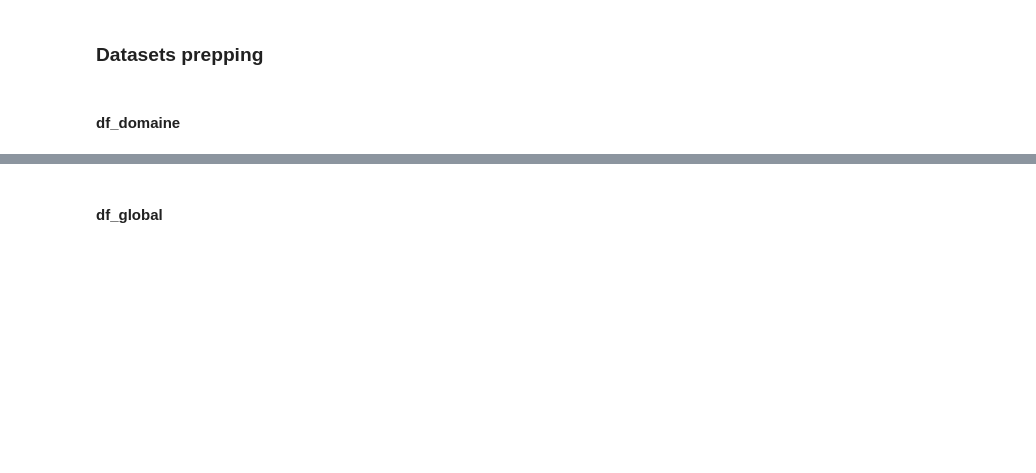
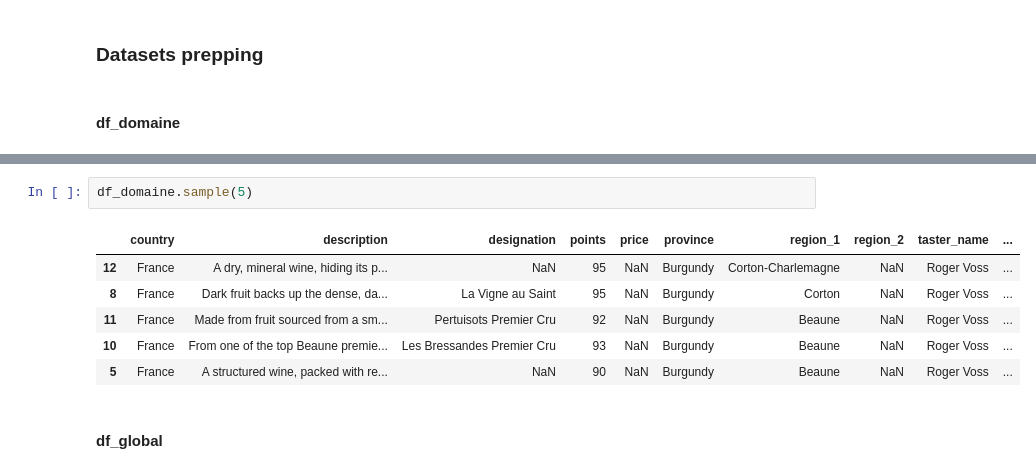
Before and after one commit to celeste-daleo/wine-market-study, a Jupyter notebook: wine_marke_study.ipynb, the cells around one changed output, grey strips where cells are left out. Saved outputs shown, nothing was run; the diff lists cells and outputs as text; blank space fills up the shorter version.

```diff
--- a/wine_marke_study.ipynb
+++ b/wine_marke_study.ipynb
@@ -274,2 +295,11 @@ Min year =  2014
+# %%
+df_domaine.sample(5)
+# %% [output]
+|  | country | description | designation | points | price | province | region_1 | region_2 | taster_name | ... |
+| 12 | France | A dry, mineral wine, hiding its p... | NaN | 95 | NaN | Burgundy | Corton-Charlemagne | NaN | Roger Voss | ... |
+| 8 | France | Dark fruit backs up the dense, da... | La Vigne au Saint | 95 | NaN | Burgundy | Corton | NaN | Roger Voss | ... |
+| 11 | France | Made from fruit sourced from a sm... | Pertuisots Premier Cru | 92 | NaN | Burgundy | Beaune | NaN | Roger Voss | ... |
+| 10 | France | From one of the top Beaune premie... | Les Bressandes Premier Cru | 93 | NaN | Burgundy | Beaune | NaN | Roger Voss | ... |
+| 5 | France | A structured wine, packed with re... | NaN | 90 | NaN | Burgundy | Beaune | NaN | Roger Voss | ... |
 # %% [markdown]
 #### df_global
```
Also changed, not shown: parts of 62 cells of this notebook.
